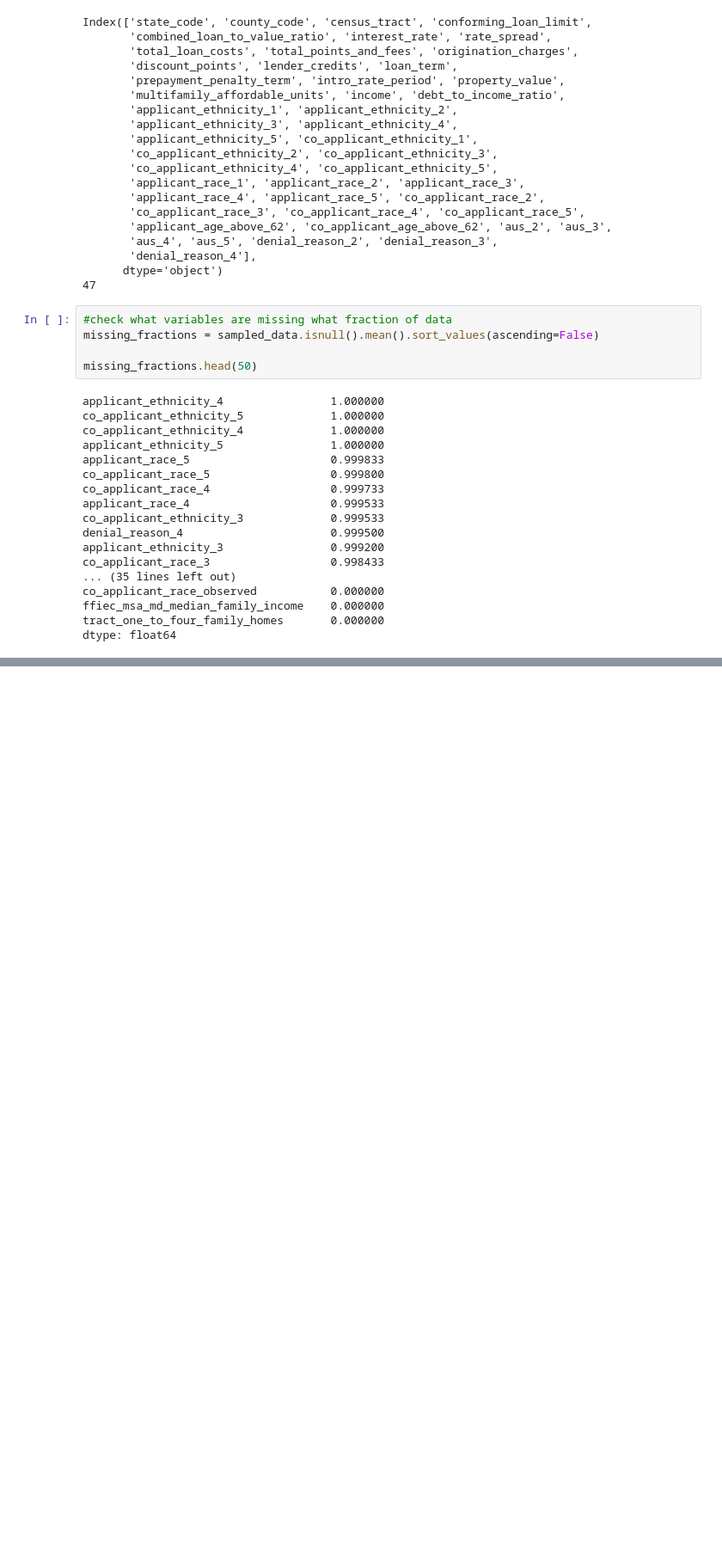
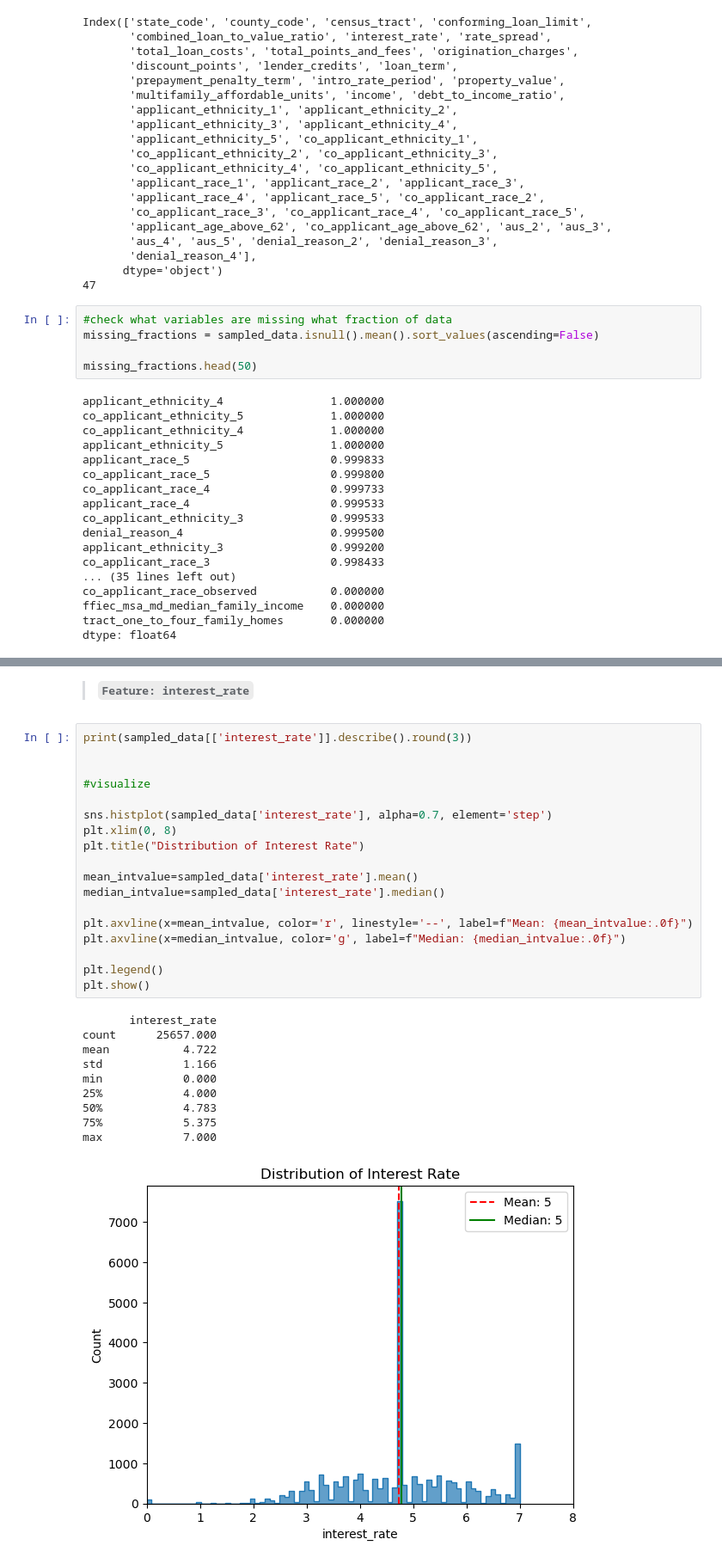
Before and after one commit to YanHuang1994/House-loan-prediction, a Jupyter notebook: house_loan_prediction.ipynb, the cells around one changed output, grey strips where cells are left out. Shown: that part at 86% size. Cells and saved outputs as stored; diff of their text form; blank space fills up the shorter version.

```diff
--- a/house_loan_prediction.ipynb
+++ b/house_loan_prediction.ipynb
@@ -289,0 +997,31 @@ dtype: float64
+# %% [markdown]
+> **`Feature: interest_rate`**
+# %%
+print(sampled_data[['interest_rate']].describe().round(3))
+
+
+#visualize
+
+sns.histplot(sampled_data['interest_rate'], alpha=0.7, element='step')
+plt.xlim(0, 8)
+plt.title("Distribution of Interest Rate")
+
+mean_intvalue=sampled_data['interest_rate'].mean()
+median_intvalue=sampled_data['interest_rate'].median()
+
+plt.axvline(x=mean_intvalue, color='r', linestyle='--', label=f"Mean: {mean_intvalue:.0f}")
+plt.axvline(x=median_intvalue, color='g', label=f"Median: {median_intvalue:.0f}")
+
+plt.legend()
+plt.show()
+# %% [output]
+       interest_rate
+count      25657.000
+mean           4.722
+std            1.166
+min            0.000
+25%            4.000
+50%            4.783
+75%            5.375
+max            7.000
+[figure, added]
```
Also changed, not shown: parts of 62 cells of this notebook.
